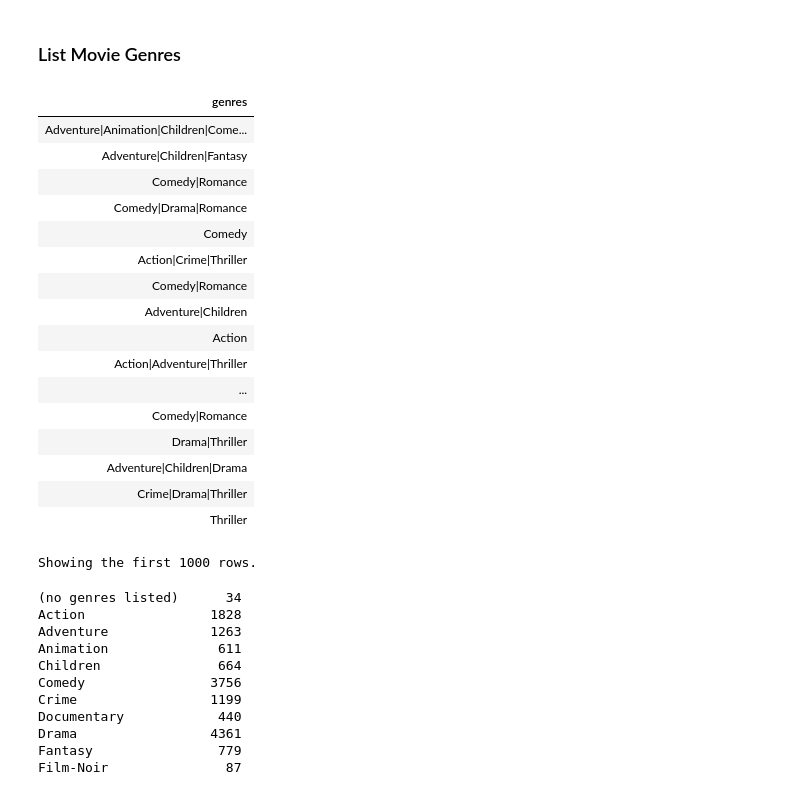
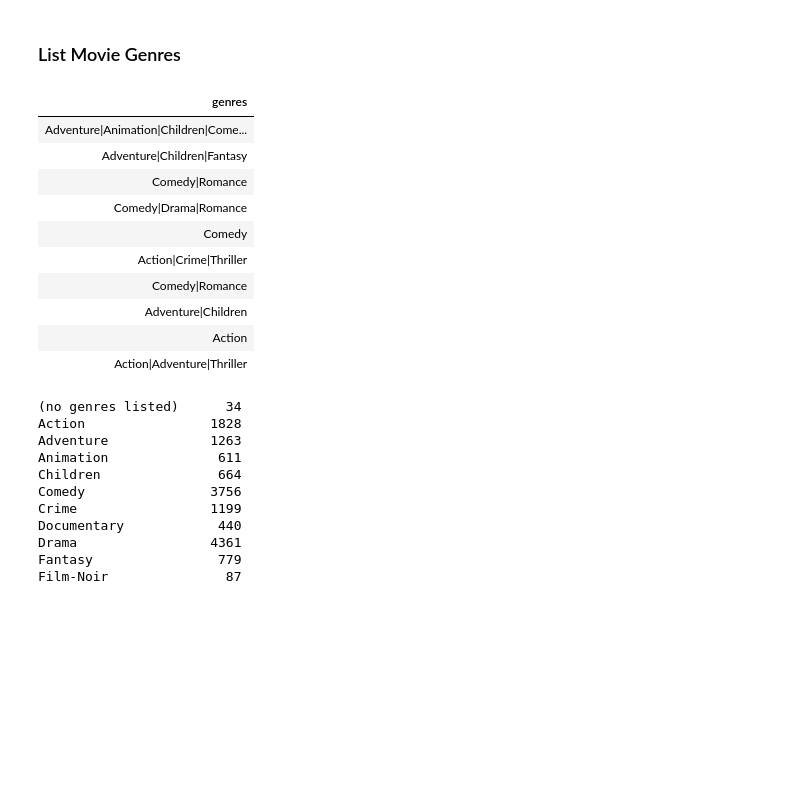
Before and after one commit to LiHantang/ALS_Recommendation_pyspark, a Jupyter notebook: ALS_Movie_Recommendation.ipynb, the cells around one changed output. Cells and saved outputs as stored; diff of their text form; code cells hidden in the pictures; blank space fills up the shorter version.

```diff
--- a/ALS_Movie_Recommendation.ipynb
+++ b/ALS_Movie_Recommendation.ipynb
@@ -157,26 +157,20 @@ FROM movies
 # %%
 %sql
 SELECT genres
 FROM movies
+LIMIT 10
 # %% [output]
 | genres |
 | Adventure|Animation|Children|Come... |
 | Adventure|Children|Fantasy |
 | Comedy|Romance |
 | Comedy|Drama|Romance |
 | Comedy |
 | Action|Crime|Thriller |
 | Comedy|Romance |
 | Adventure|Children |
 | Action |
 | Action|Adventure|Thriller |
-| ... |
-| Comedy|Romance |
-| Drama|Thriller |
-| Adventure|Children|Drama |
-| Crime|Drama|Thriller |
-| Thriller |
-Showing the first 1000 rows.
 # %%
 # to split the genres we can use get_dummies function in pandas
 movies_pd = movies_df.toPandas()
```
Also changed, not shown: parts of 3 cells of this notebook.
